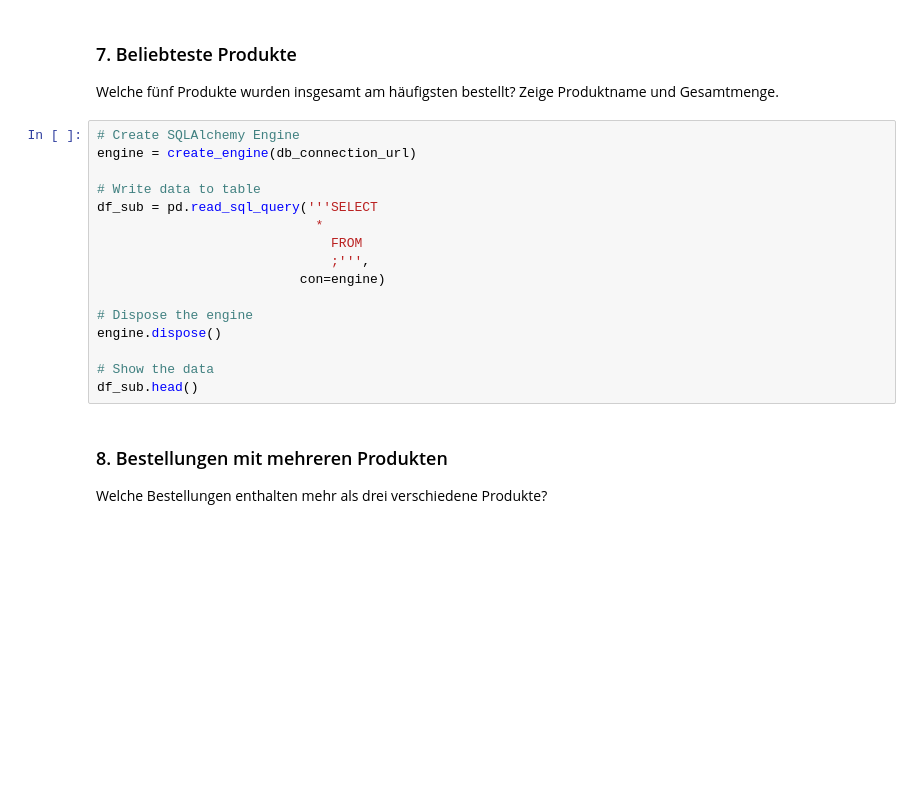
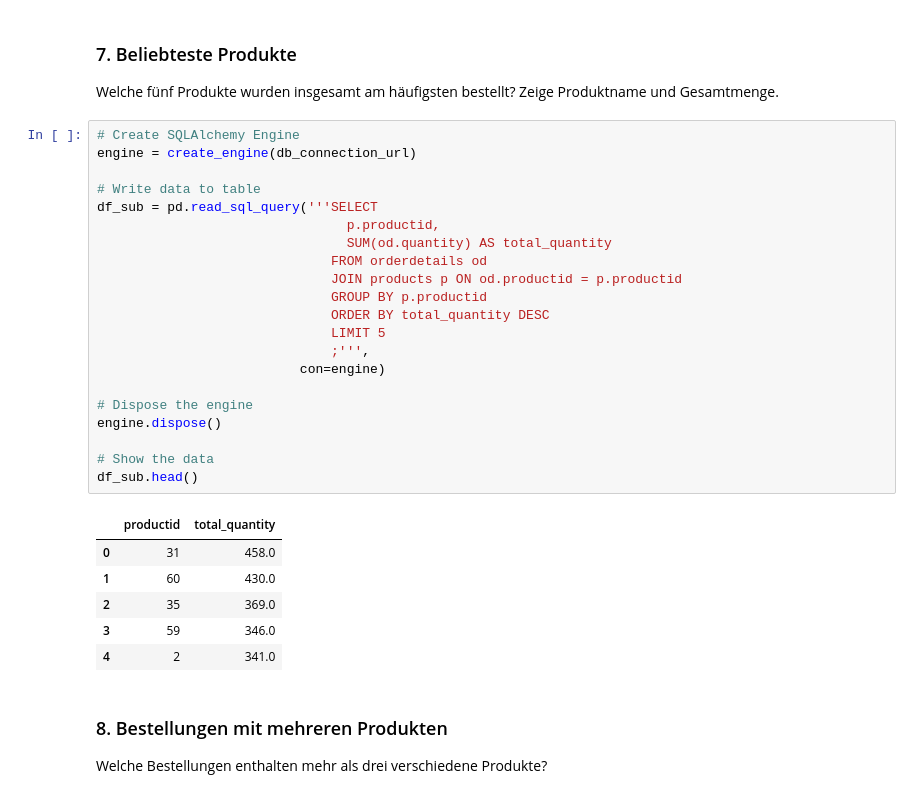
Before and after one commit to simonschmid30/python_postgresql_pgadmin, a Jupyter notebook: postgres_northwind_data.ipynb, the cells around one changed output. Cells and saved outputs as stored; diff of their text form; blank space fills up the shorter version.

```diff
--- a/postgres_northwind_data.ipynb
+++ b/postgres_northwind_data.ipynb
@@ -447,19 +480,31 @@ Welche fünf Produkte wurden insgesamt am häufigsten bestellt? Zeige Produktnam
 # %%
 # Create SQLAlchemy Engine
 engine = create_engine(db_connection_url)
 
 # Write data to table
 df_sub = pd.read_sql_query('''SELECT
-                            *
-                              FROM
+                                p.productid,
+                                SUM(od.quantity) AS total_quantity
+                              FROM orderdetails od
+                              JOIN products p ON od.productid = p.productid
+                              GROUP BY p.productid
+                              ORDER BY total_quantity DESC
+                              LIMIT 5
                               ;''',
                           con=engine)
 
 # Dispose the engine
 engine.dispose()
 
 # Show the data
 df_sub.head()
+# %% [output]
+|  | productid | total_quantity |
+| 0 | 31 | 458.0 |
+| 1 | 60 | 430.0 |
+| 2 | 35 | 369.0 |
+| 3 | 59 | 346.0 |
+| 4 | 2 | 341.0 |
 # %% [markdown]
 ### 8. Bestellungen mit mehreren Produkten
 
```
Also changed, not shown: parts of 6 cells of this notebook.
